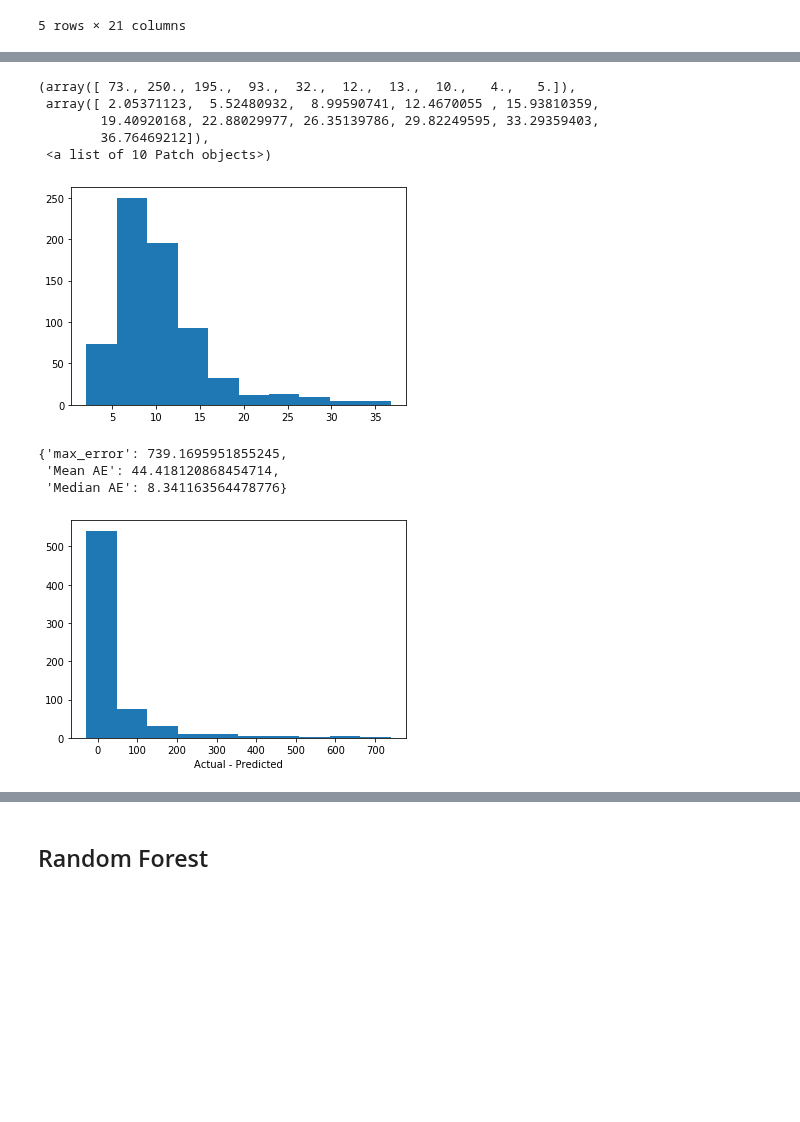
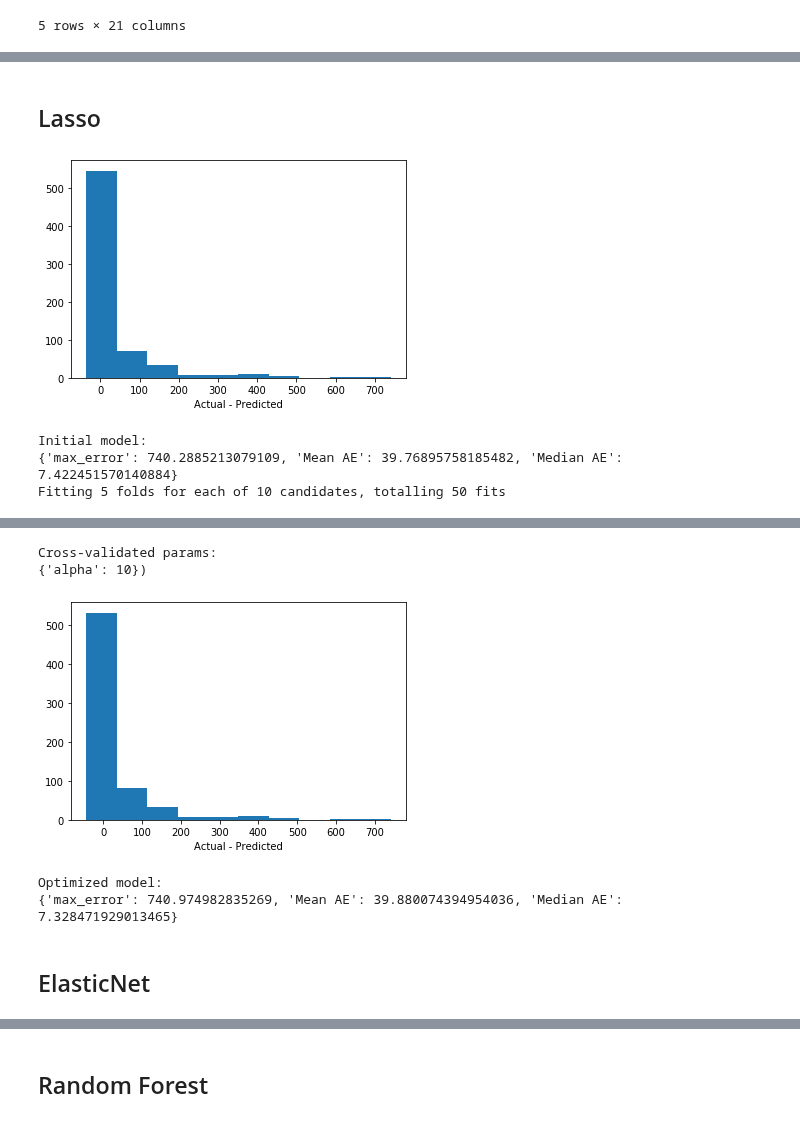
Before and after one commit to suneric98/Crescendo, a Jupyter notebook: data/regression_DaysOnTopCharts.ipynb, the cells around one changed output, grey strips where cells are left out. Cells and saved outputs as stored; diff of their text form; code cells hidden in the pictures; blank space fills up the shorter version.

```diff
--- a/data/regression_DaysOnTopCharts.ipynb
+++ b/data/regression_DaysOnTopCharts.ipynb
@@ -188,16 +150,2 @@ plt.hist(y_test_exp)
-# %%
-plt.hist(y_pred_exp)
-# %% [output]
-(array([ 73., 250., 195.,  93.,  32.,  12.,  13.,  10.,   4.,   5.]),
- array([ 2.05371123,  5.52480932,  8.99590741, 12.4670055 , 15.93810359,
-        19.40920168, 22.88029977, 26.35139786, 29.82249595, 33.29359403,
-        36.76469212]),
- <a list of 10 Patch objects>)
-[figure, removed]
-# %%
-evalModel(regressor, X_test, y_test, exp = True)
-# %% [output]
-{'max_error': 739.1695951855245,
- 'Mean AE': 44.418120868454714,
- 'Median AE': 8.341163564478776}
-[figure, removed]
+# %% [markdown]
+## Lasso
@@ -203,0 +154,12 @@ evalModel(regressor, X_test, y_test, exp = True)
+# %%
+lasso = Lasso().fit(X_train, y_train)
+print(f"Initial model:\n{evalModel(lasso, X_test, y_test)}")
+params = {"alpha":np.arange(1, 11,1)}
+cv = gridsearch(Lasso(), params, X_train, y_train)
+print(f"Cross-validated params:\n{cv['params']})")
+print(f"Optimized model:\n{evalModel(cv['model'],X_test, y_test)}")
+# %% [output]
+[figure, added]
+Initial model:
+{'max_error': 740.2885213079109, 'Mean AE': 39.76895758185482, 'Median AE': 7.422451570140884}
+Fitting 5 folds for each of 10 candidates, totalling 50 fits
@@ -203,0 +168,7 @@ evalModel(regressor, X_test, y_test, exp = True)
+Cross-validated params:
+{'alpha': 10})
+[figure, added]
+Optimized model:
+{'max_error': 740.974982835269, 'Mean AE': 39.880074394954036, 'Median AE': 7.328471929013465}
+# %% [markdown]
+## ElasticNet
```
Also changed, not shown: parts of 70 cells of this notebook.
